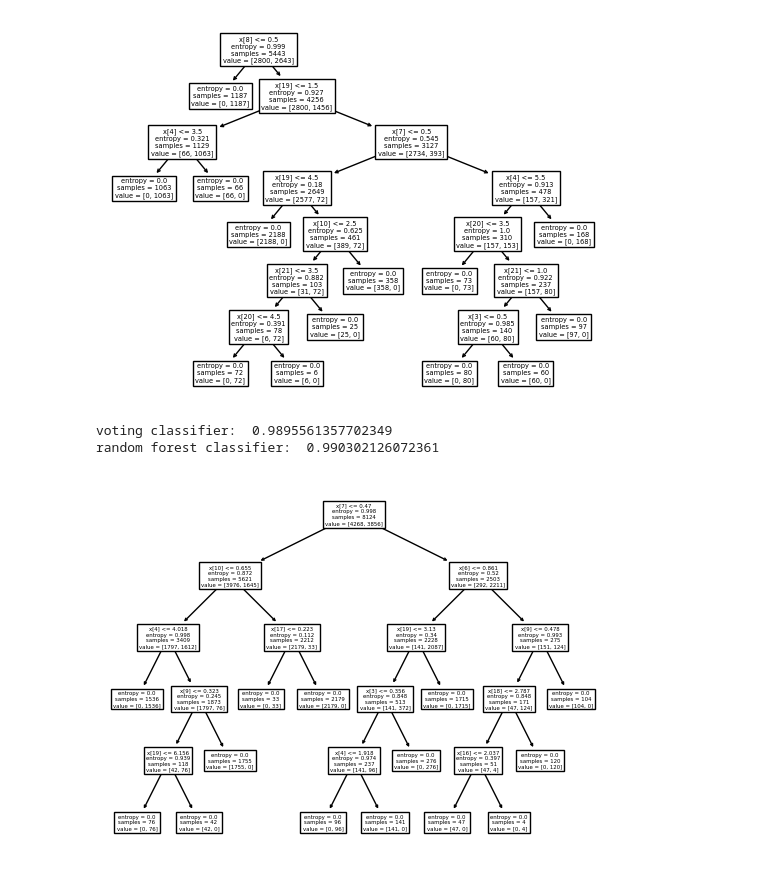
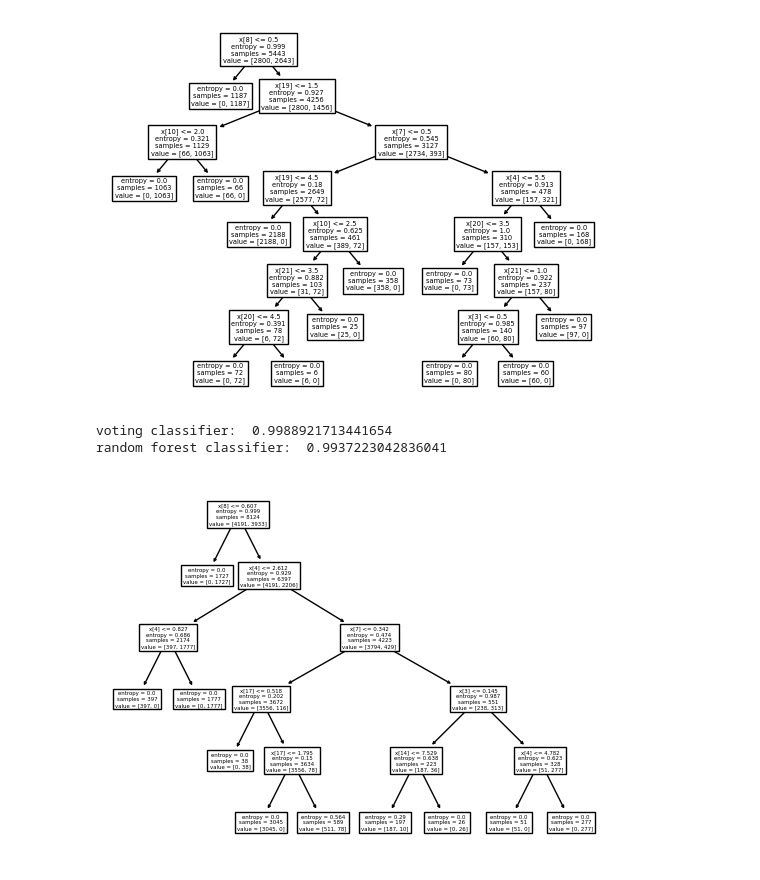
Before and after one commit to Cass-1/mushroom-classification, a Jupyter notebook: mushroom_analysis.ipynb, the cells around one changed output. Cells and saved outputs as stored; diff of their text form; code cells hidden in the pictures.

Commit message:
Applied voting classifier and random forest on pruned data

```diff
--- a/mushroom_analysis.ipynb
+++ b/mushroom_analysis.ipynb
@@ -275,36 +275,33 @@ for i in range(10):
 
 
 # input to ensamble classifier
 estimators = []
 for i in range(10):
     name = 'dt' + str(i)
     estimators.append((name, classifiers[i]))
 
 # creating voting and random forest classifiers
 voting_classifier = VotingClassifier(estimators=estimators)
 random_forest = RandomForestClassifier(max_depth=5, n_estimators=10)
 
-# splitting data
-X_train, X_test, y_train, y_test = train_test_split(X, y, test_size=0.33,random_state=10)
-
 # training voting classifer
 voting_classifier.fit(X_train, y_train)
 l = voting_classifier.predict(X_test)
 print("voting classifier: ", metrics.accuracy_score(y_test, l))
 
 # training random forest classifier
 random_forest.fit(X_train, y_train)
 l = random_forest.predict(X_test)
 print("random forest classifier: ", metrics.accuracy_score(y_test, l))
 
 # decision trees have high accuracy already .98
 # even though random state the ensamble always came to 1.0 bc they are combining already high decision trees
 
 
 # visualization for decision trees
 plot_tree(classifiers[0])
 print()
 # %% [output]
-voting classifier:  0.9895561357702349
-random forest classifier:  0.990302126072361
+voting classifier:  0.9988921713441654
+random forest classifier:  0.9937223042836041
-[figure, old version]
+[figure, new version]
```
Also changed, not shown: parts of 1 cell of this notebook.
